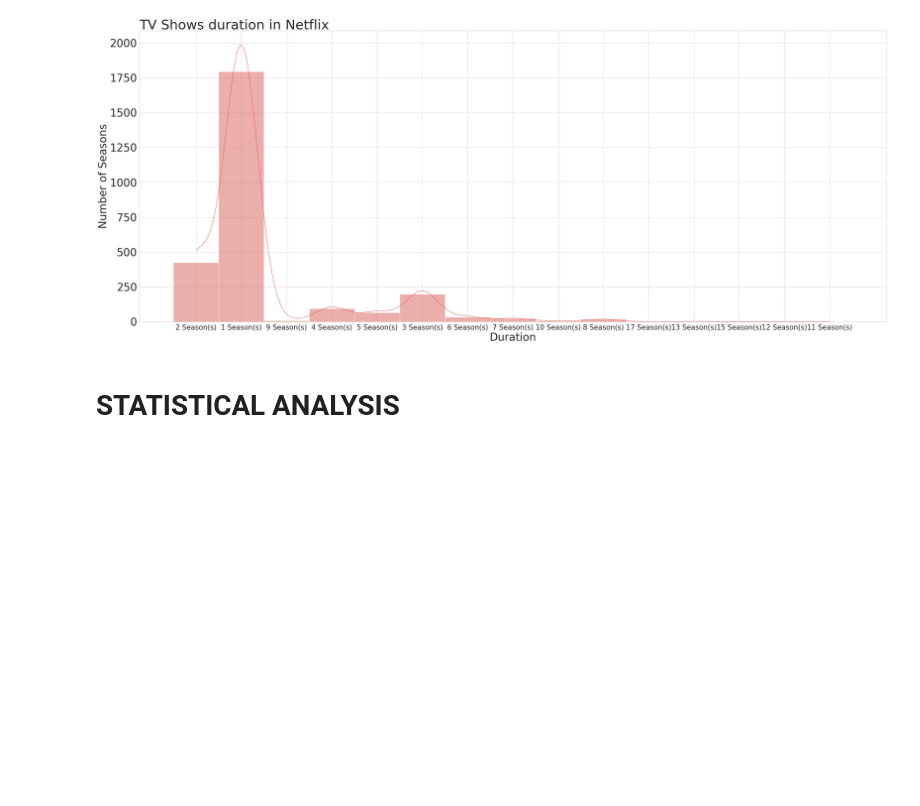
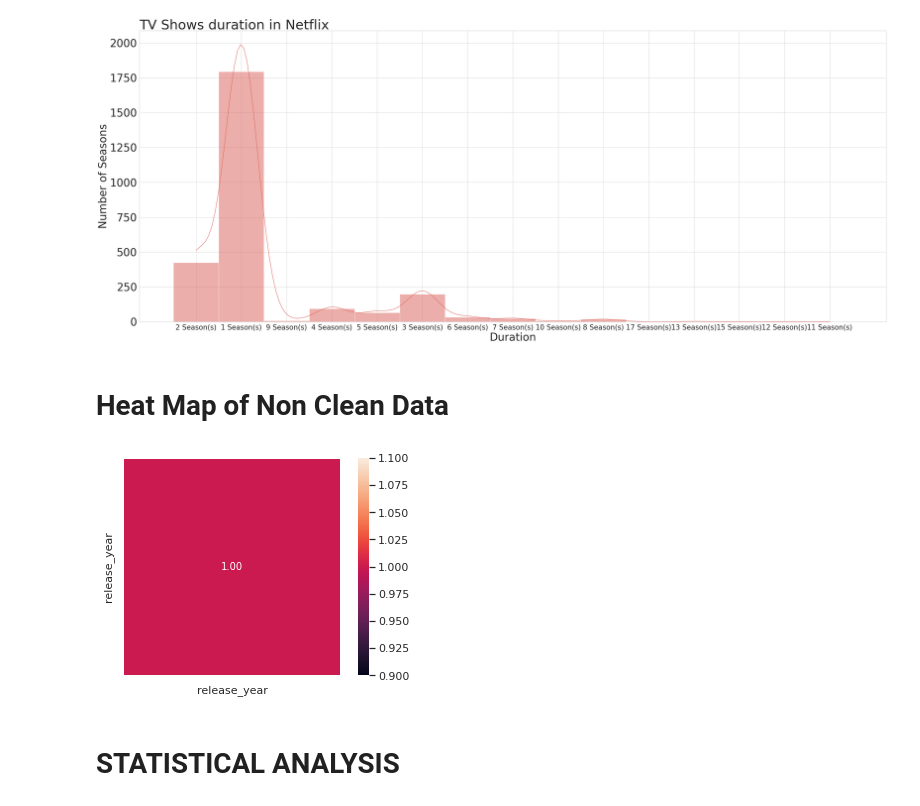
Before and after one commit to srijita1406/Data-Analytics, a Jupyter notebook: Netflix_Shows_EDA.ipynb, the cells around one changed output. Saved outputs shown, nothing was run; the diff lists cells and outputs as text; code cells hidden in the pictures; blank space fills up the shorter version.

```diff
--- a/Netflix_Shows_EDA.ipynb
+++ b/Netflix_Shows_EDA.ipynb
@@ -331,6 +354,15 @@ Try using .loc[row_indexer,col_indexer] = value instead
 
 See the caveats in the documentation: https://pandas.pydata.org/pandas-docs/stable/user_guide/indexing.html#returning-a-view-versus-a-copy
 [figure]
+# %% [markdown]
+# **Heat Map of Non Clean Data**
+# %%
+netflix_index=[]
+# %%
+corrmat_netflix= netflix_index.corr()
+heatmp= sns.heatmap(corrmat,cbar=True, annot=True, square=True,linewidths=.5, fmt= ".2f", annot_kws={"size":10,},yticklabels= corrmat_netflix.index, xticklabels=corrmat_netflix.index)
+# %% [output]
+[figure, added]
 # %% [markdown]
 # **STATISTICAL ANALYSIS**
 # %%
```
Also changed, not shown: parts of 2 cells of this notebook.
